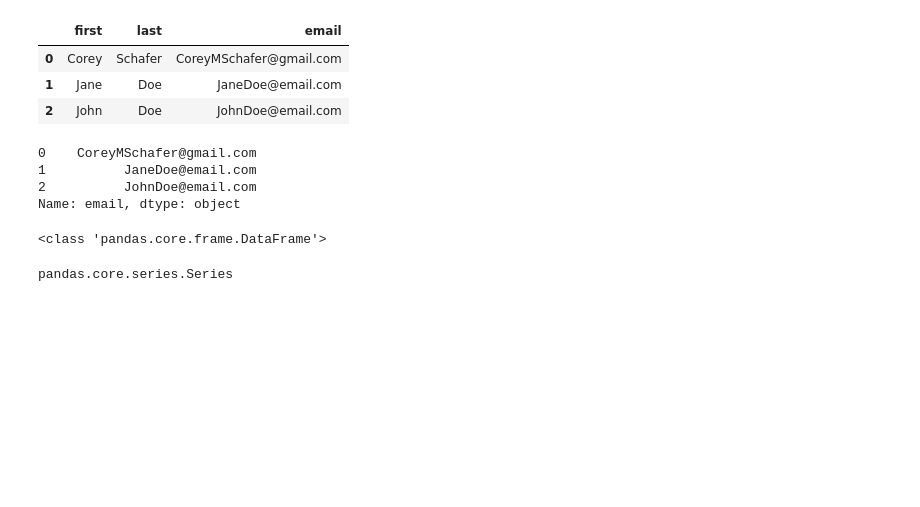
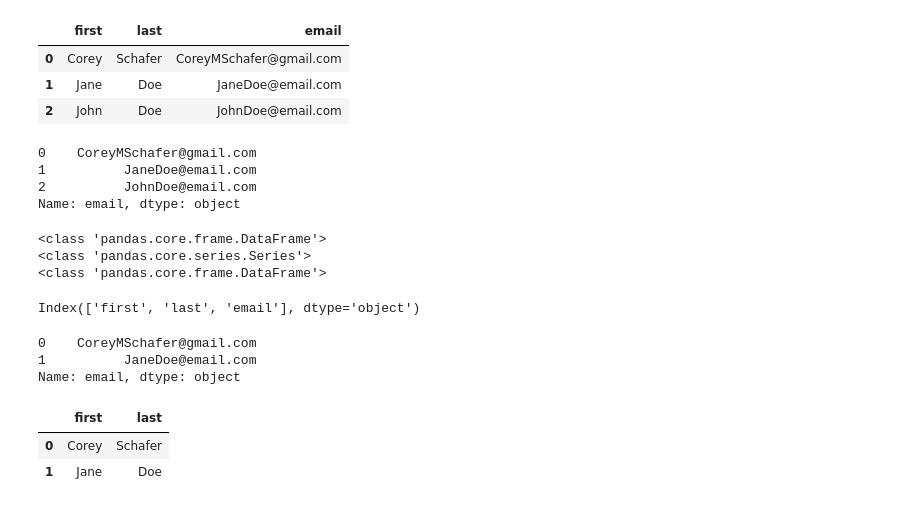
Before and after one commit to fitzypop/pandas-tutorial, a Jupyter notebook: dataframe_series_basics.ipynb, the cells around one changed output. Cells and saved outputs as stored; diff of their text form; code cells hidden in the pictures; blank space fills up the shorter version.

Commit message:
finished the second video, and added a checklist to README

```diff
--- a/dataframe_series_basics.ipynb
+++ b/dataframe_series_basics.ipynb
@@ -29,7 +29,29 @@ people_df['email']
 Name: email, dtype: object
 # %%
 print(type(people_df))
-type(people_df['email'])
+print(type(people_df['email']))
+print(type(people_df[['first', 'last']]))
 # %% [output]
 <class 'pandas.core.frame.DataFrame'>
+<class 'pandas.core.series.Series'>
+<class 'pandas.core.frame.DataFrame'>
-pandas.core.series.Series
+# %%
+people_df.columns
+# %% [output]
+Index(['first', 'last', 'email'], dtype='object')
+# %%
+# index locate func
+# people_df.iloc[0]
+people_df.iloc[[0, 1], 2] # get first and second rows, and get the 3 column
+# %% [output]
+0    CoreyMSchafer@gmail.com
+1          JaneDoe@email.com
+Name: email, dtype: object
+# %%
+# locate func (with index labels)
+# people_df.loc[0:1]
+people_df.loc[0:1, ['first', 'last']] # use labels to find data
+# %% [output]
+|  | first | last |
+| 0 | Corey | Schafer |
+| 1 | Jane | Doe |
```
Also changed, not shown: 2 other files.
